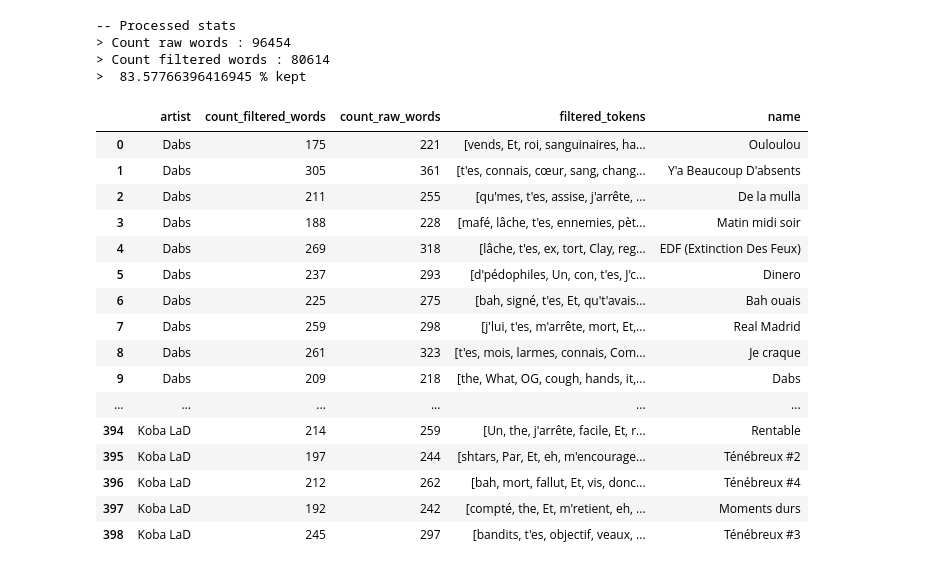
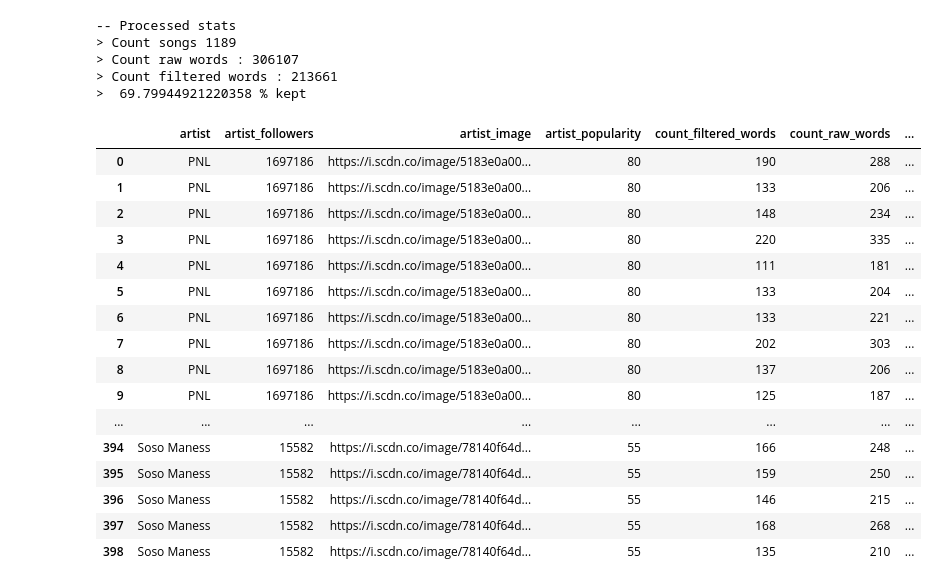
Before and after one commit to deverlabs/french-rap-analysis, a Jupyter notebook: analysis/analysis.ipynb, the cells around one changed output. Saved outputs shown, nothing was run; the diff lists cells and outputs as text; code cells hidden in the pictures.

```diff
--- a/analysis/analysis.ipynb
+++ b/analysis/analysis.ipynb
@@ -49,6 +56,7 @@ songs = []
 
 section_pattern = r'\[[^\]]*\]'
 stop_words = set(stopwords.words('french'))
+stop_words.add(('de', 'le', 'ça', 'ca'))
 
 
 for artist in data:
@@ -60,56 +68,61 @@ for artist in data:
         count_raw_words = len(tokens)
 
         # Remove punctionations & stopwords. We filter 1 char tokens
-        tokens = [w for w in tokens if len(w) > 1 and not w in stop_words]
+        tokens = [w for w in tokens if len(w) > 1 and not w.lower() in stopwords_from_github]
         count_filtered_words = len(tokens)
 
 
         #tokens = [w for w in tokens if not w in stop_words]
 
         song = {
             'artist': artist,
             'name': song['song'],
             'filtered_tokens': tokens,
             'count_raw_words': count_raw_words,
             'count_filtered_words': count_filtered_words,
+            'artist_popularity': data[artist]['popularity'],
+            'artist_followers': data[artist]['followers'],
+            'artist_image': data[artist]['image'],
             #'lyrics': song['lyrics']
         }
         songs.append(song)
 
 songs
 
 ## Create a Pandas Dataframe from the dict
 df = pd.DataFrame(songs)
 #, columns=['author', 'name', 'filtered_tokens', 'raw_word_counts', 'filtered_word_counts'])
 pd.set_option('display.max_rows', len(songs))
 
 
 print("-- Processed stats")
+print("> Count songs", len(songs))
 print("> Count raw words :", df.loc[:, 'count_raw_words'].sum())
 print("> Count filtered words :", df.loc[:, 'count_filtered_words'].sum())
 pct = (df.loc[:, 'count_filtered_words'].sum() / df.loc[:, 'count_raw_words'].sum()) * 100
 print("> ", pct, '% kept')
 
 df.head(n=2000)
 # %% [output]
 -- Processed stats
-> Count raw words : 96454
-> Count filtered words : 80614
->  83.57766396416945 % kept
+> Count songs 1189
+> Count raw words : 306107
+> Count filtered words : 213661
+>  69.79944921220358 % kept
-|  | artist | count_filtered_words | count_raw_words | filtered_tokens | name |
-| 0 | Dabs | 175 | 221 | [vends, Et, roi, sanguinaires, ha... | Ouloulou |
-| 1 | Dabs | 305 | 361 | [t'es, connais, cœur, sang, chang... | Y'a Beaucoup D'absents |
-| 2 | Dabs | 211 | 255 | [qu'mes, t'es, assise, j'arrête, ... | De la mulla |
-| 3 | Dabs | 188 | 228 | [mafé, lâche, t'es, ennemies, pèt... | Matin midi soir |
-| 4 | Dabs | 269 | 318 | [lâche, t'es, ex, tort, Clay, reg... | EDF (Extinction Des Feux) |
-| 5 | Dabs | 237 | 293 | [d'pédophiles, Un, con, t'es, J'c... | Dinero |
-| 6 | Dabs | 225 | 275 | [bah, signé, t'es, Et, qu't'avais... | Bah ouais |
-| 7 | Dabs | 259 | 298 | [j'lui, t'es, m'arrête, mort, Et,... | Real Madrid |
-| 8 | Dabs | 261 | 323 | [t'es, mois, larmes, connais, Com... | Je craque |
-| 9 | Dabs | 209 | 218 | [the, What, OG, cough, hands, it,... | Dabs |
-| ... | ... | ... | ... | ... | ... |
-| 394 | Koba LaD | 214 | 259 | [Un, the, j'arrête, facile, Et, r... | Rentable |
-| 395 | Koba LaD | 197 | 244 | [shtars, Par, Et, eh, m'encourage... | Ténébreux #2 |
-| 396 | Koba LaD | 212 | 262 | [bah, mort, fallut, Et, vis, donc... | Ténébreux #4 |
-| 397 | Koba LaD | 192 | 242 | [compté, the, Et, m'retient, eh, ... | Moments durs |
-| 398 | Koba LaD | 245 | 297 | [bandits, t'es, objectif, veaux, ... | Ténébreux #3 |
+|  | artist | artist_followers | artist_image | artist_popularity | count_filtered_words | count_raw_words | ... |
+| 0 | PNL | 1697186 | https://i.scdn.co/image/5183e0a00... | 80 | 190 | 288 | ... |
+| 1 | PNL | 1697186 | https://i.scdn.co/image/5183e0a00... | 80 | 133 | 206 | ... |
+| 2 | PNL | 1697186 | https://i.scdn.co/image/5183e0a00... | 80 | 148 | 234 | ... |
+| 3 | PNL | 1697186 | https://i.scdn.co/image/5183e0a00... | 80 | 220 | 335 | ... |
+| 4 | PNL | 1697186 | https://i.scdn.co/image/5183e0a00... | 80 | 111 | 181 | ... |
+| 5 | PNL | 1697186 | https://i.scdn.co/image/5183e0a00... | 80 | 133 | 204 | ... |
+| 6 | PNL | 1697186 | https://i.scdn.co/image/5183e0a00... | 80 | 133 | 221 | ... |
+| 7 | PNL | 1697186 | https://i.scdn.co/image/5183e0a00... | 80 | 202 | 303 | ... |
+| 8 | PNL | 1697186 | https://i.scdn.co/image/5183e0a00... | 80 | 137 | 206 | ... |
+| 9 | PNL | 1697186 | https://i.scdn.co/image/5183e0a00... | 80 | 125 | 187 | ... |
+| ... | ... | ... | ... | ... | ... | ... | ... |
+| 394 | Soso Maness | 15582 | https://i.scdn.co/image/78140f64d... | 55 | 166 | 248 | ... |
+| 395 | Soso Maness | 15582 | https://i.scdn.co/image/78140f64d... | 55 | 159 | 250 | ... |
+| 396 | Soso Maness | 15582 | https://i.scdn.co/image/78140f64d... | 55 | 146 | 215 | ... |
+| 397 | Soso Maness | 15582 | https://i.scdn.co/image/78140f64d... | 55 | 168 | 268 | ... |
+| 398 | Soso Maness | 15582 | https://i.scdn.co/image/78140f64d... | 55 | 135 | 210 | ... |
```
Also changed, not shown: parts of 9 cells of this notebook, 1 other file.
